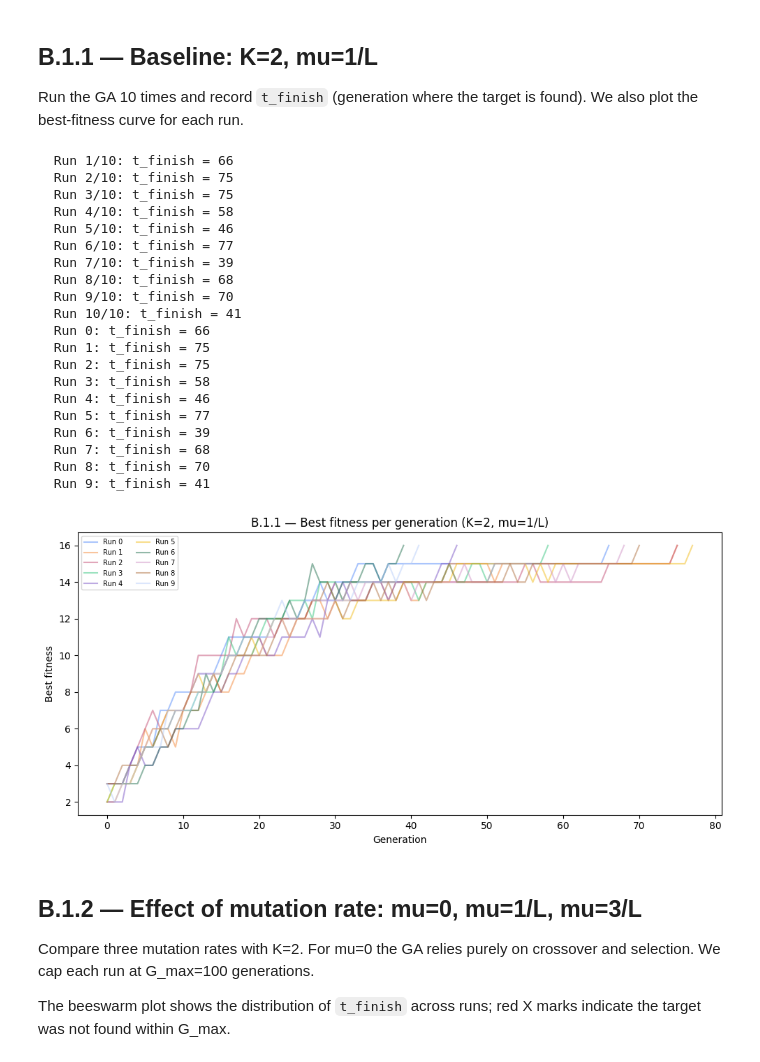
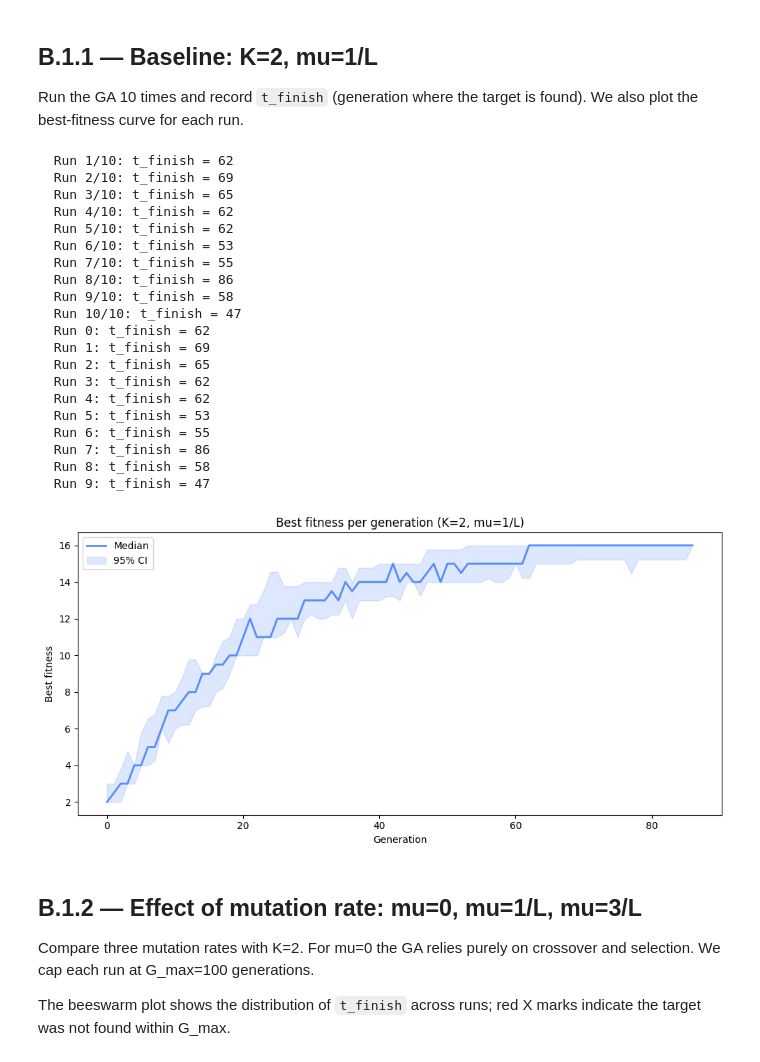
Before and after one commit to DavidMagaram/NaCo, a Jupyter notebook: Assignment4/partB1.ipynb, the cells around one changed output. Drawn from its saved outputs; the diff is of its cells as text; code cells hidden in the pictures.

Commit message:
improved plots not final

```diff
--- a/Assignment4/partB1.ipynb
+++ b/Assignment4/partB1.ipynb
@@ -36,7 +36,7 @@ from plotting_b1 import (
     plot_mu_sweep_comparison,
 )
 
-G_MAX = 100
+G_MAX = 200
 N_RUNS = 10
 L = len(TARGET)
 print(f"Target: '{TARGET}' (L={L})")
@@ -54,31 +54,31 @@ for r in results_b1_1:
     status = r['t_finish'] if r['t_finish'] is not None else f"not found in {G_MAX}"
     print(f"  Run {r['run']}: t_finish = {status}")
 # %% [output]
-  Run 1/10: t_finish = 66
-  Run 2/10: t_finish = 75
-  Run 3/10: t_finish = 75
-  Run 4/10: t_finish = 58
-  Run 5/10: t_finish = 46
-  Run 6/10: t_finish = 77
-  Run 7/10: t_finish = 39
-  Run 8/10: t_finish = 68
-  Run 9/10: t_finish = 70
-  Run 10/10: t_finish = 41
-  Run 0: t_finish = 66
-  Run 1: t_finish = 75
-  Run 2: t_finish = 75
-  Run 3: t_finish = 58
-  Run 4: t_finish = 46
-  Run 5: t_finish = 77
-  Run 6: t_finish = 39
-  Run 7: t_finish = 68
-  Run 8: t_finish = 70
-  Run 9: t_finish = 41
+  Run 1/10: t_finish = 62
+  Run 2/10: t_finish = 69
+  Run 3/10: t_finish = 65
+  Run 4/10: t_finish = 62
+  Run 5/10: t_finish = 62
+  Run 6/10: t_finish = 53
+  Run 7/10: t_finish = 55
+  Run 8/10: t_finish = 86
+  Run 9/10: t_finish = 58
+  Run 10/10: t_finish = 47
+  Run 0: t_finish = 62
+  Run 1: t_finish = 69
+  Run 2: t_finish = 65
+  Run 3: t_finish = 62
+  Run 4: t_finish = 62
+  Run 5: t_finish = 53
+  Run 6: t_finish = 55
+  Run 7: t_finish = 86
+  Run 8: t_finish = 58
+  Run 9: t_finish = 47
 # %%
-fig = plot_fitness_curves(results_b1_1, title="B.1.1 — Best fitness per generation (K=2, mu=1/L)")
+fig = plot_fitness_curves(results_b1_1, title="Best fitness per generation (K=2, mu=1/L)")
 plt.show()
 # %% [output]
-[figure, old version]
+[figure, new version]
 # %% [markdown]
 ## B.1.2 — Effect of mutation rate: mu=0, mu=1/L, mu=3/L
 
```
Also changed, not shown: parts of 7 cells of this notebook, 8 other files.
